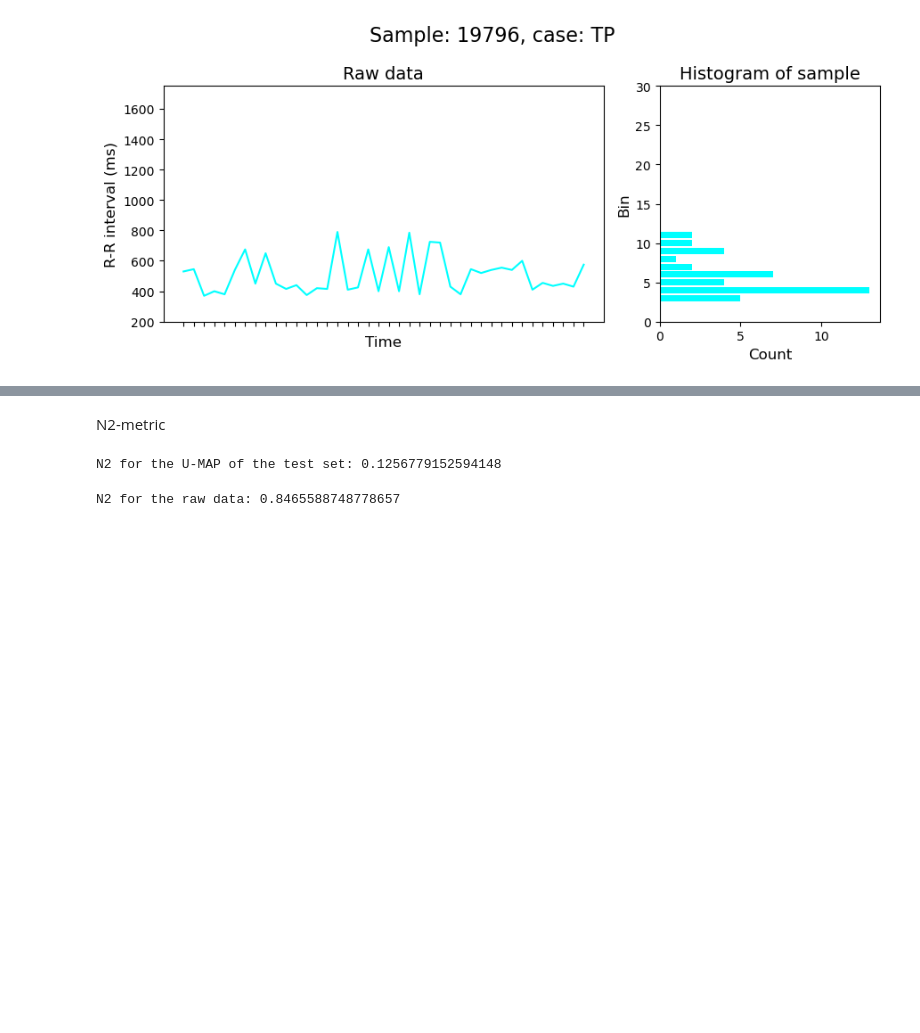
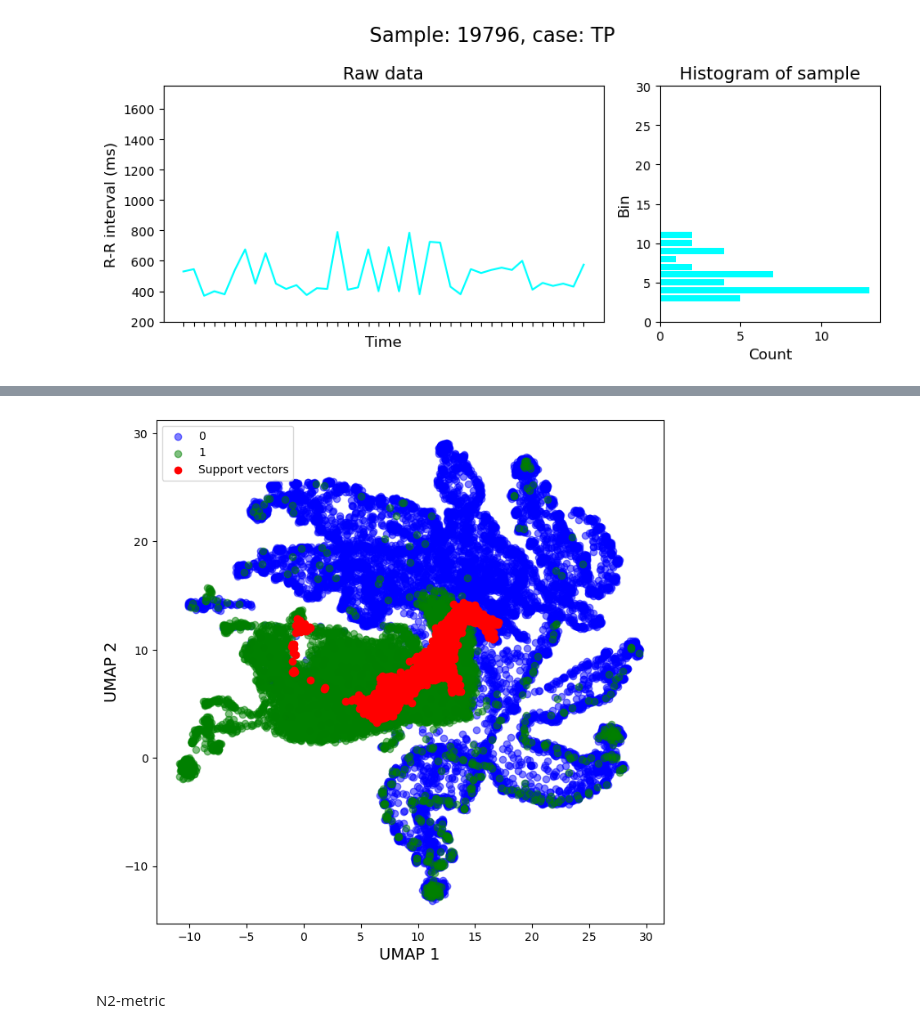
Before and after one commit to gijsdesmit/XAI_project, a Jupyter notebook: Dimensionality_reduction_pipeline.ipynb, the cells around one changed output, grey strips where cells are left out. Cells and saved outputs as stored; diff of their text form; code cells hidden in the pictures; blank space fills up the shorter version.

```diff
--- a/Dimensionality_reduction_pipeline.ipynb
+++ b/Dimensionality_reduction_pipeline.ipynb
@@ -282,3 +280,20 @@ plot_sample(tn_sample_id, color_case = 'green')
+# %%
+#get the support vectors
+support_vectors = svm.support_vectors_
+support_vectors_umap = umap_model.transform(support_vectors)
+
+#plot the support vectors
+plt.figure(figsize=(8, 8))
+for i, class_label in enumerate([0, 1]):
+    class_data = x_bins_test[x_bins_test['Class_Label'] == class_label]
+    plt.scatter(class_data['UMAP_1'], class_data['UMAP_2'], c=color_map.colors[i], label=class_label, alpha=0.5)
+plt.scatter(support_vectors_umap[:, 0], support_vectors_umap[:, 1], color='red', label='Support vectors')
+plt.xlabel('UMAP 1', fontsize=14)
+plt.ylabel('UMAP 2', fontsize=14)
+plt.legend()
+plt.show()
+# %% [output]
+[figure, added]
 # %% [markdown]
 N2-metric
 # %%
@@ -340,15 +355,11 @@ def get_N2(x):
 #calculate N2 for the U-MAP
 N2_test = get_N2(x_bins_test[['UMAP_1', 'UMAP_2', 'Class_Label']])
 print(f"N2 for the U-MAP of the test set: {N2_test}")
-# %% [output]
-N2 for the U-MAP of the test set: 0.1256779152594148
 # %%
 #calculate N2 for the raw data
 x_raw['Class_Label'] = y_raw['Class_Label']
 N2_raw = get_N2(x_raw.drop(columns=['Sample_id']).sample(30000))
 print(f"N2 for the raw data: {N2_raw}")
-# %% [output]
-N2 for the raw data: 0.8465588748778657
 # %%
 # calculate N2 for binned data
 N2_bins_test = get_N2(x_bins_test.drop(columns=['Sample_id', 'CM_Label', 'Prediction', 'UMAP_1', 'UMAP_2']))
```
Also changed, not shown: parts of 7 cells of this notebook.
